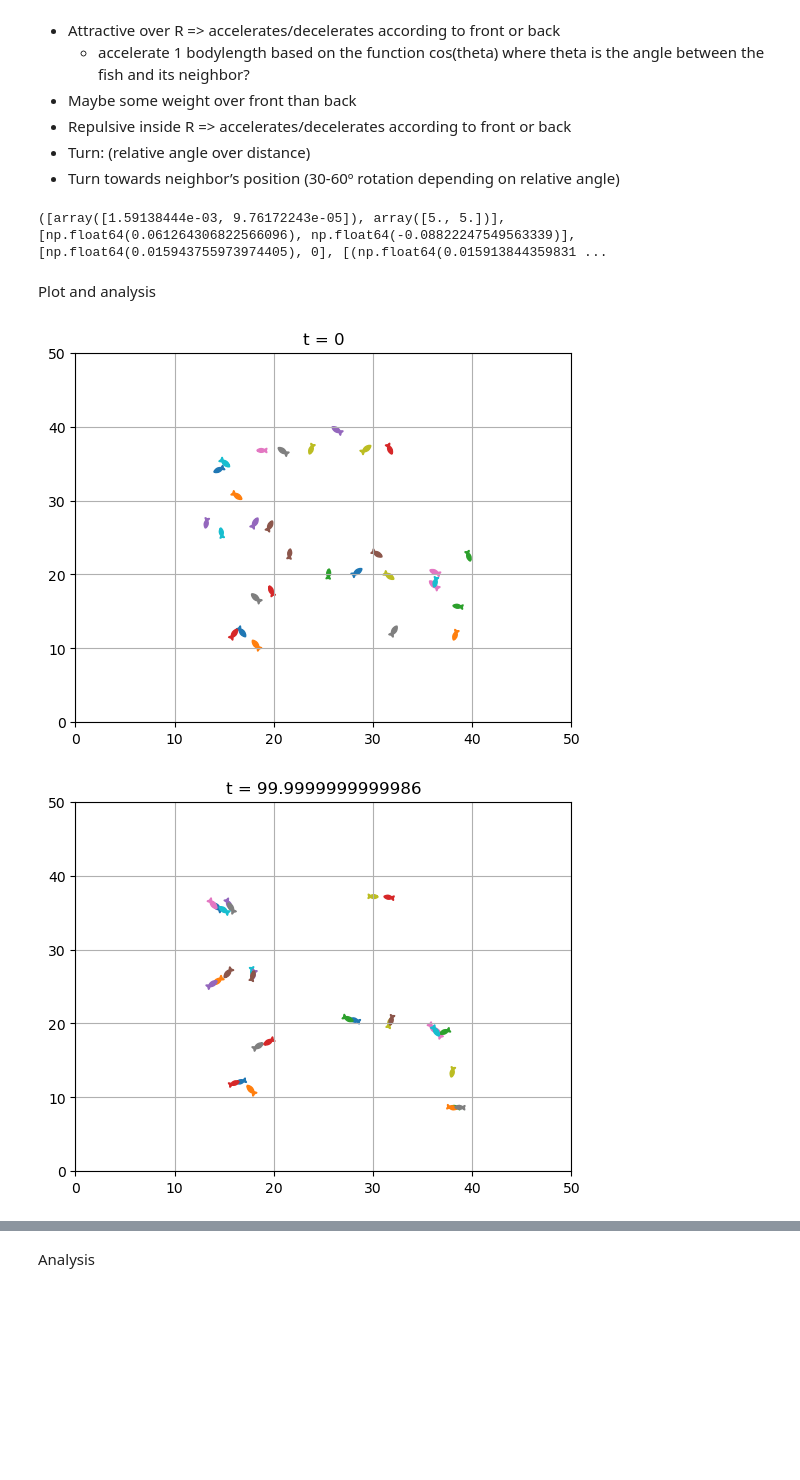
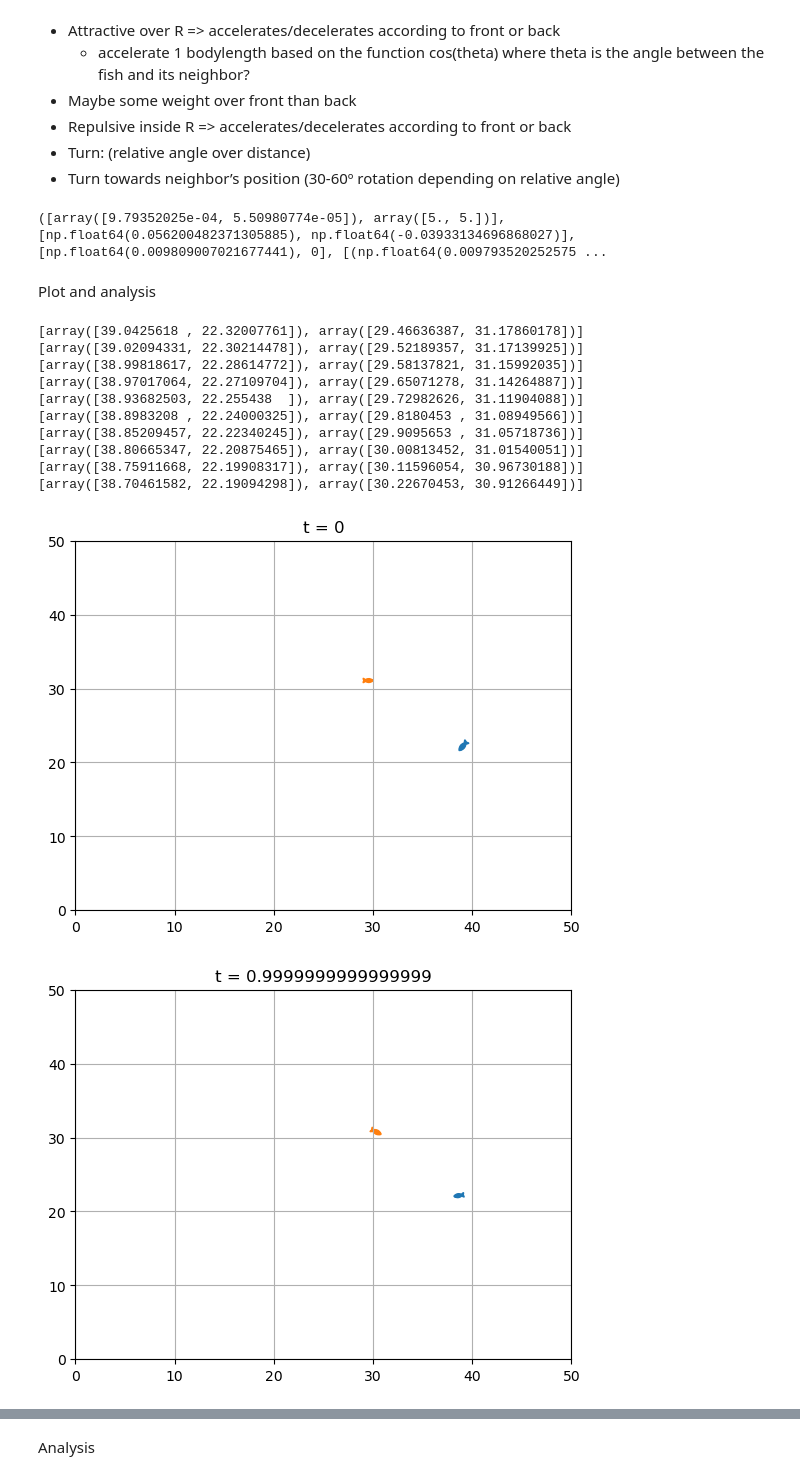
Before and after one commit to Bobomoto/PHYS250-Final-Project, a Jupyter notebook: Finalproject.ipynb, the cells around one changed output, grey strips where cells are left out. Drawn from its saved outputs; the diff is of its cells as text; code cells hidden in the pictures; blank space fills up the shorter version.

```diff
--- a/Finalproject.ipynb
+++ b/Finalproject.ipynb
@@ -125,7 +125,8 @@ for i in np.arange(N):
 #we can also change the fish to only respond to a certain angle of neighbor, like -pi/3 to pi/3 rad
 #error about 0.25 maybe, can change
 
-def updatefish(positions,radorientations,speeds,velocity, time = 0, timestep = 0.1, maxa = 0.8, maxdwdt = 0.8, erroracc = 0.5, errordwdt = 0.5):
+def updatefish(positions,radorientations,speeds,velocity, time = 0, timestep = 0.1, maxa = 0.8, maxdwdt = 0.5, erroracc = 0.5, errordwdt = 0.5):
+    copypositions = positions.copy()
     time += timestep
     t = timestep
     N = len(positions)
@@ -133,11 +134,13 @@ def updatefish(positions,radorientations,speeds,velocity, time = 0, timestep = 0
     minspeed = 0
     for i in np.arange(N):
         #first find the nearest neighbor
-        neighindex, neighdist, dist = findnearestneighbor(i, positions[i], positions)
+        neighindex, neighdist, dist = findnearestneighbor(i, copypositions[i], copypositions)
         #find its dotproduct
-        dotproduct, crossproduct = findangletoneighbor(radorientations[i],positions[i],positions[neighindex]) #simply cos(theta)
-        #calculate the acceleration based on the dotproduct
+        dotproduct, crossproduct = findangletoneighbor(radorientations[i],copypositions[i],copypositions[neighindex]) #simply cos(theta) and sin(theta)
+
+        #calculate the accelerations based on the dotproduct
         motacc = maxa*dotproduct + rng.uniform(-erroracc,erroracc)
+        dwdt = maxdwdt*crossproduct + rng.uniform(-errordwdt,errordwdt)
 
         #Speed rule 1, attractve over R (2 body lengths)
         if neighdist > 2:
@@ -157,8 +160,11 @@ def updatefish(positions,radorientations,speeds,velocity, time = 0, timestep = 0
             speeds[i] = 0 #speed cannot be less than 0, fish cannot swim backwards
 
         #orientation rule 1, turn towards nearest neighbor
-        dwdt = maxdwdt*crossproduct + rng.uniform(-errordwdt,errordwdt) #radpersecond
-        radorientations[i] = radorientations[i] + dwdt*t
+        if neighdist > 2: #radpersecond
+            radorientations[i] = radorientations[i] + dwdt*t
+        elif neighdist < 2: #radpersecond
+            radorientations[i] = radorientations[i] -  dwdt*t
+
 
         #update velocity
         velocity[i] = (speeds[i]*np.cos(radorientations[i]),speeds[i]*np.sin(radorientations[i]))
@@ -173,7 +179,7 @@ radfish = [0, 0]
 
 print(updatefish(fishpos,radfish,spd,motvel))
 # %% [output]
-([array([1.59138444e-03, 9.76172243e-05]), array([5., 5.])], [np.float64(0.061264306822566096), np.float64(-0.08822247549563339)], [np.float64(0.015943755973974405), 0], [(np.float64(0.015913844359831 ...
+([array([9.79352025e-04, 5.50980774e-05]), array([5., 5.])], [np.float64(0.056200482371305885), np.float64(-0.03933134696868027)], [np.float64(0.009809007021677441), 0], [(np.float64(0.009793520252575 ...
 # %% [markdown]
 Plot and analysis
 # %%
@@ -189,7 +195,10 @@ def initialize(numfish, mincoord, maxcoord, maxvelocity = 10):
     degmotangles = np.rad2deg(radmotangles)
 
     #initialize velocity magnitude array
-    motvelmag = np.zeros(N)
+    # motvelmag = np.zeros(N)
+
+    #add initial velocities
+    motvelmag = rng.normal(1,0.5,numfish)
 
     #create a velocity (direction & magnitude) array
     motvel = [(motvelmag[i]*np.cos(radmotangles[i]),motvelmag[i]*np.sin(radmotangles[i])) for i in np.arange(N)]
@@ -217,18 +226,32 @@ def plot(coords, radorientations, arenasize, title = '', fishmarker = fmarker):
     ax.grid()
     plt.plot()
 # %%
-numiterations = 1000
+numiterations = 10
 poolsize = 50
-numfish = 30
+numfish = 2
 time = 0
+
+positionarray = []
 
 pos, motorientations, motspeeds, motvelocity = initialize(numfish,10,40)
 plot(pos,motorientations,poolsize, 't = 0')
 
 for i in np.arange(numiterations):
     pos, motorientations, motspeeds, motvelocity, time = updatefish(pos, motorientations, motspeeds, motvelocity, time)
+    print(pos)
+    positionarray.append(pos)
 
 plot(pos,motorientations,poolsize, f't = {time}')
 # %% [output]
+[array([39.0425618 , 22.32007761]), array([29.46636387, 31.17860178])]
+[array([39.02094331, 22.30214478]), array([29.52189357, 31.17139925])]
+[array([38.99818617, 22.28614772]), array([29.58137821, 31.15992035])]
+[array([38.97017064, 22.27109704]), array([29.65071278, 31.14264887])]
+[array([38.93682503, 22.255438  ]), array([29.72982626, 31.11904088])]
+[array([38.8983208 , 22.24000325]), array([29.8180453 , 31.08949566])]
+[array([38.85209457, 22.22340245]), array([29.9095653 , 31.05718736])]
+[array([38.80665347, 22.20875465]), array([30.00813452, 31.01540051])]
+[array([38.75911668, 22.19908317]), array([30.11596054, 30.96730188])]
+[array([38.70461582, 22.19094298]), array([30.22670453, 30.91266449])]
-[figure, old version]
+[figure, new version]
-[figure, old version]
+[figure, new version]
```
Also changed, not shown: parts of 3 cells of this notebook.
